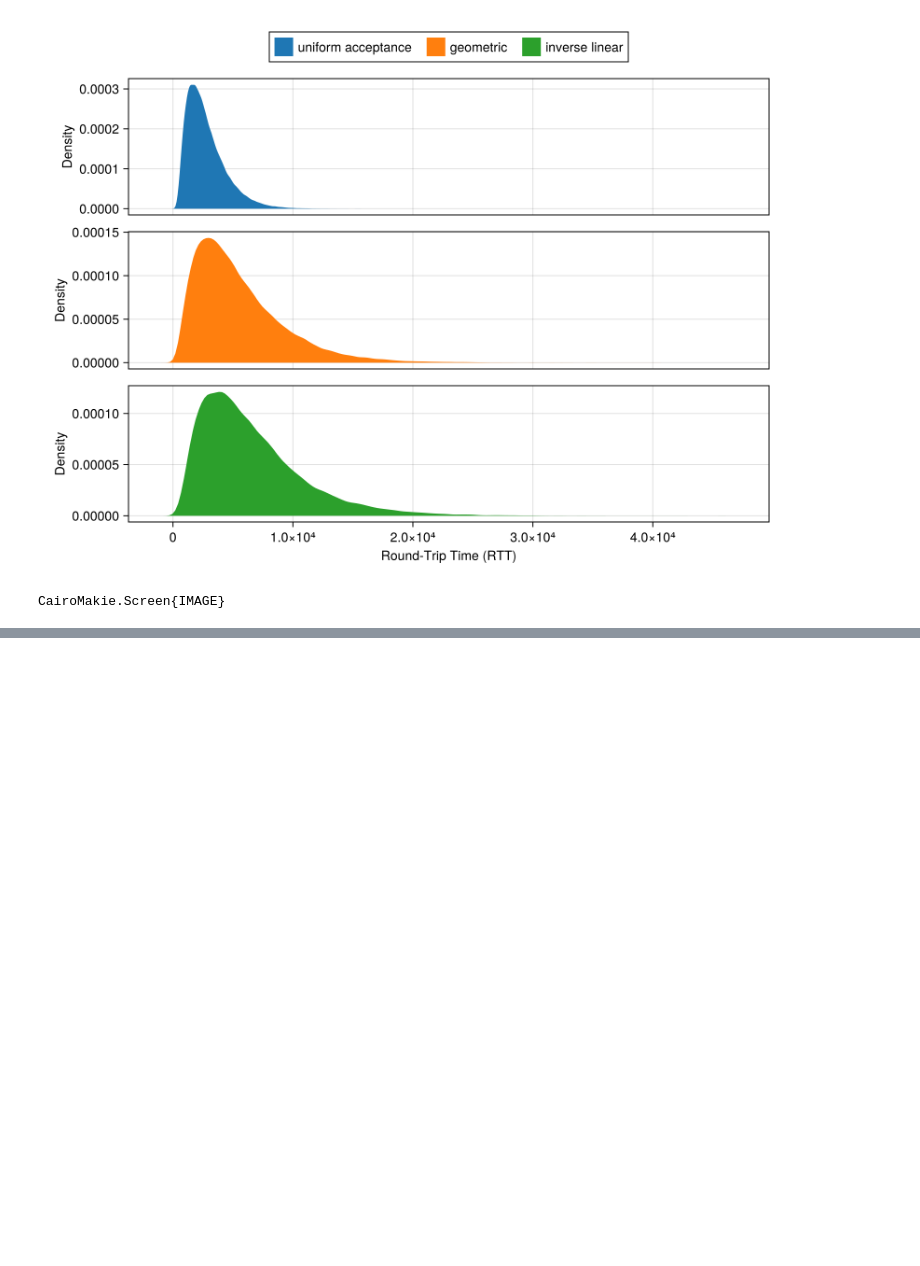
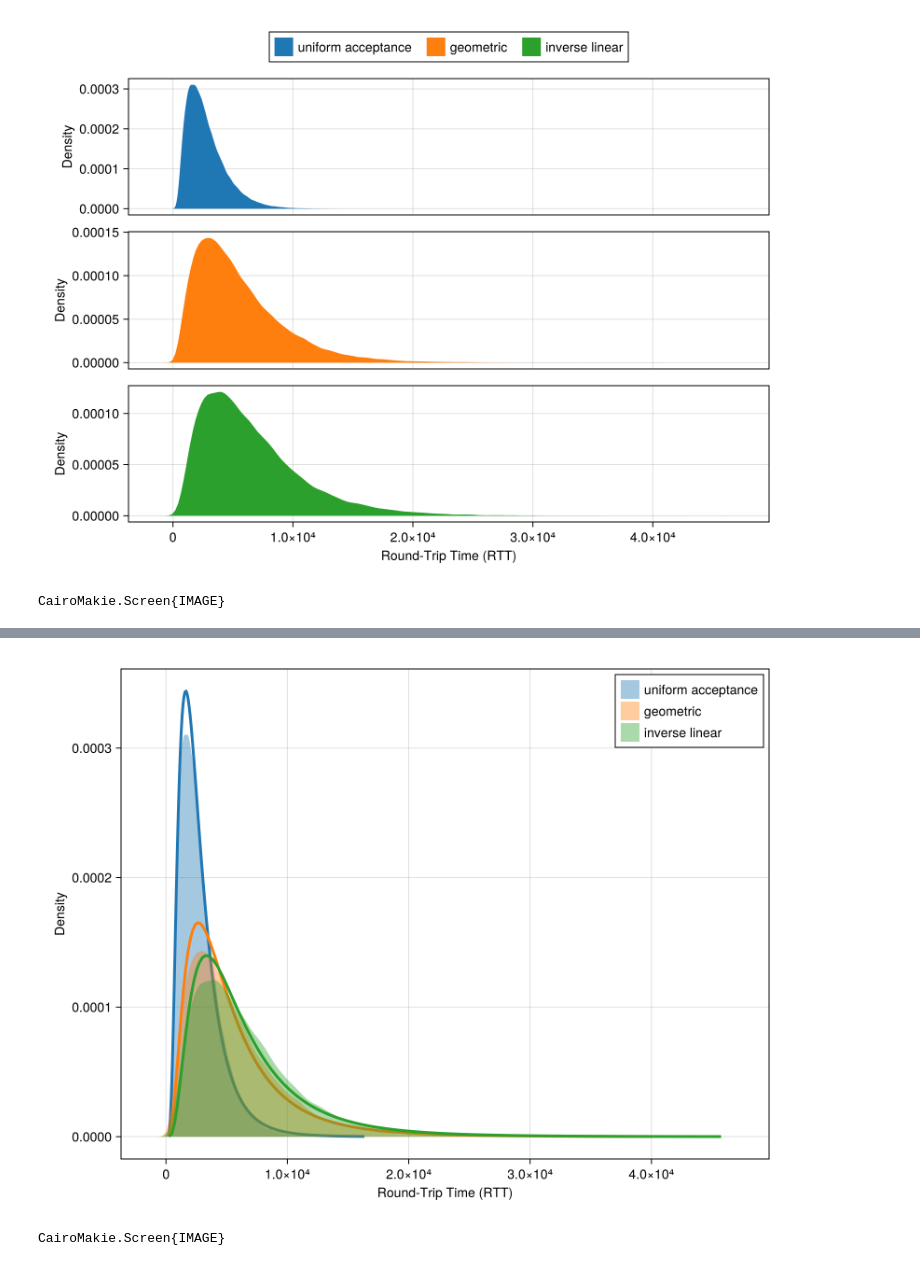
Before and after one commit to tatsuya0926/optimize-temperature-set, a Jupyter notebook: score_method/Ising_model/evaluate_rtt.ipynb, the cells around one changed output, grey strips where cells are left out. Cells and saved outputs as stored; diff of their text form; code cells hidden in the pictures; blank space fills up the shorter version.

Commit message:
Modify: distribution of rtt in Ising model

```diff
--- a/score_method/Ising_model/evaluate_rtt.ipynb
+++ b/score_method/Ising_model/evaluate_rtt.ipynb
@@ -175,3 +174,15 @@ display(fig)
 # %% [output]
 [figure]
 CairoMakie.Screen{IMAGE}
+# %%
+for strategy in strategies
+    println("""
+        $strategy:
+        mean RTT = $(mean(rtt_results[strategy]))
+        median RTT = $(median(rtt_results[strategy]))
+        mode RTT = $(mode(rtt_results[strategy]))
+        min RTT = $(minimum(rtt_results[strategy]))
+        max RTT = $(maximum(rtt_results[strategy]))
+        std RTT = $(std(rtt_results[strategy]))
+    """)
+end
@@ -177,0 +207,31 @@ CairoMakie.Screen{IMAGE}
+# %%
+using Distributions
+
+fig = Figure(size=(800, 600))
+ax = Axis(fig[1, 1],
+    xlabel="Round-Trip Time (RTT)",
+    ylabel="Density",
+)
+
+for (i, strategy) in enumerate(strategies)
+    if haskey(rtt_results, strategy) && !isempty(rtt_results[strategy])
+        data = rtt_results[strategy]
+
+        density!(ax, data, label=strategy, color=(plot_colors[i], 0.4))
+
+        fitted_dist = fit(LogNormal, data)
+
+        x_range = range(minimum(data), maximum(data), length=200)
+        y_values = pdf.(fitted_dist, x_range)
+        lines!(ax, x_range, y_values, color=plot_colors[i], linewidth=3)
+
+    else
+        println("Warning: No RTT data for strategy '$strategy'. Skipping plot.")
+    end
+end
+
+axislegend(ax)
+display(fig)
+# %% [output]
+[figure, added]
+CairoMakie.Screen{IMAGE}
```
Also changed, not shown: parts of 3 cells of this notebook.
